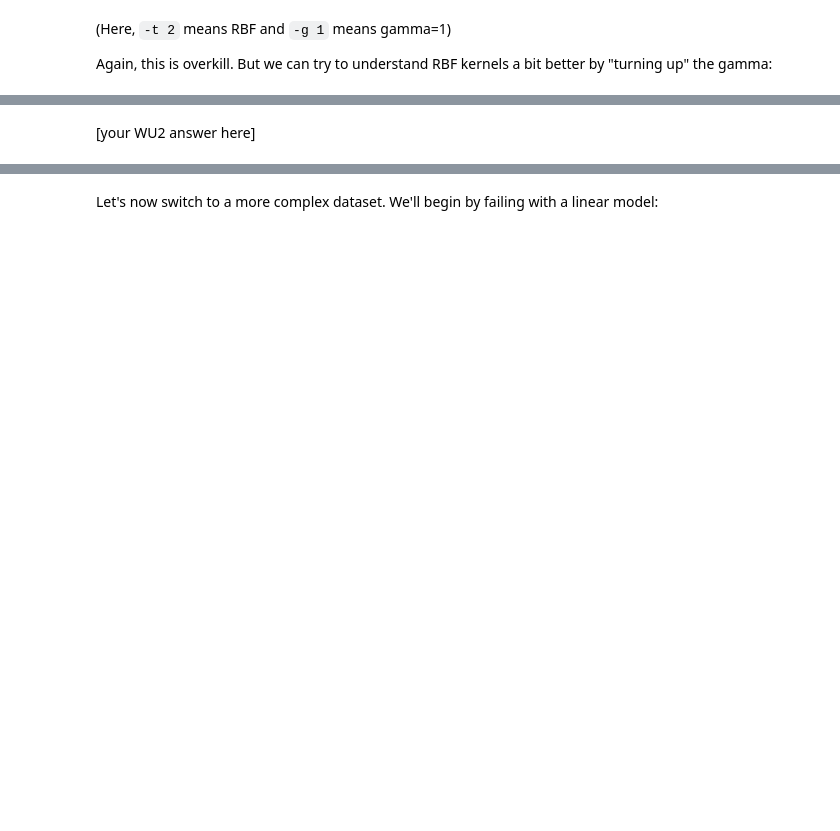
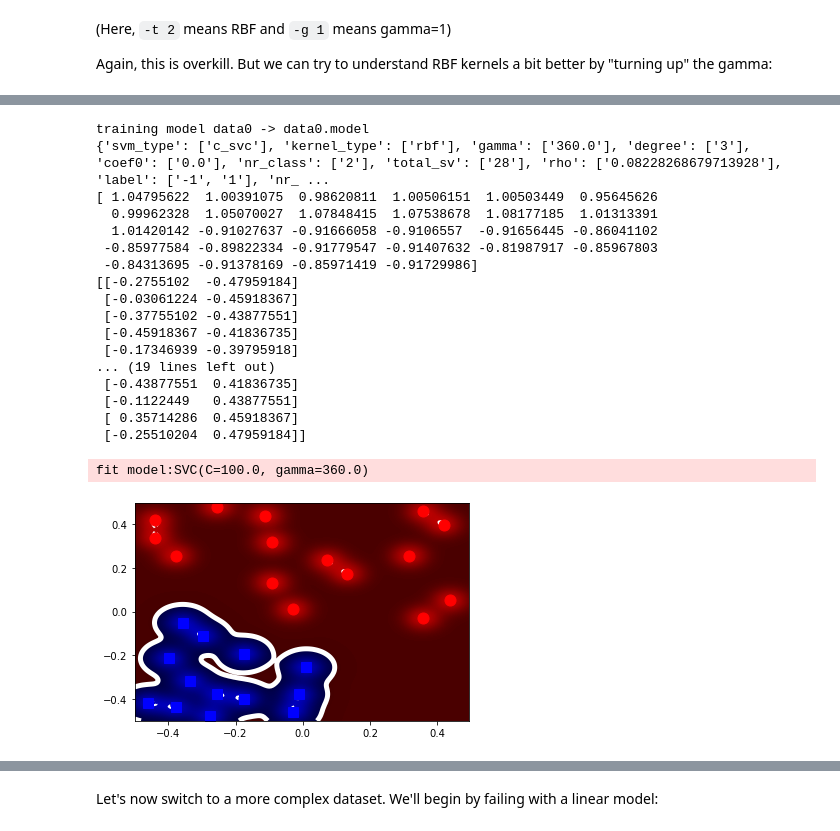
Before and after one commit to Rhernandez513/Intro_to_Machine_Learning, a Jupyter notebook: hw4/hw4.ipynb, the cells around one changed output, grey strips where cells are left out. Cells and saved outputs as stored; diff of their text form; code cells hidden in the pictures; blank space fills up the shorter version.

```diff
--- a/hw4/hw4.ipynb
+++ b/hw4/hw4.ipynb
@@ -152,2 +199,26 @@ have a kernel value that's non-zero.
-# %% [markdown]
-[your WU2 answer here]
+# %%
+# [your WU2 code here]
+model = svmtrain.SVMWrapper(['-t', '2', '-c', 100, '-g', 360, 'data0', 'data0.model'])
+model.train()
+c = drawBoundary.Boundary('data0')
+c.draw()
+# %% [output]
+training model data0 -> data0.model
+{'svm_type': ['c_svc'], 'kernel_type': ['rbf'], 'gamma': ['360.0'], 'degree': ['3'], 'coef0': ['0.0'], 'nr_class': ['2'], 'total_sv': ['28'], 'rho': ['0.08228268679713928'], 'label': ['-1', '1'], 'nr_ ...
+[ 1.04795622  1.00391075  0.98620811  1.00506151  1.00503449  0.95645626
+  0.99962328  1.05070027  1.07848415  1.07538678  1.08177185  1.01313391
+  1.01420142 -0.91027637 -0.91666058 -0.9106557  -0.91656445 -0.86041102
+ -0.85977584 -0.89822334 -0.91779547 -0.91407632 -0.81987917 -0.85967803
+ -0.84313695 -0.91378169 -0.85971419 -0.91729986]
+[[-0.2755102  -0.47959184]
+ [-0.03061224 -0.45918367]
+ [-0.37755102 -0.43877551]
+ [-0.45918367 -0.41836735]
+ [-0.17346939 -0.39795918]
+... (19 lines left out)
+ [-0.43877551  0.41836735]
+ [-0.1122449   0.43877551]
+ [ 0.35714286  0.45918367]
+ [-0.25510204  0.47959184]]
+fit model:SVC(C=100.0, gamma=360.0)
+[figure, added]
```
Also changed, not shown: parts of 6 cells of this notebook, 2 other files.
